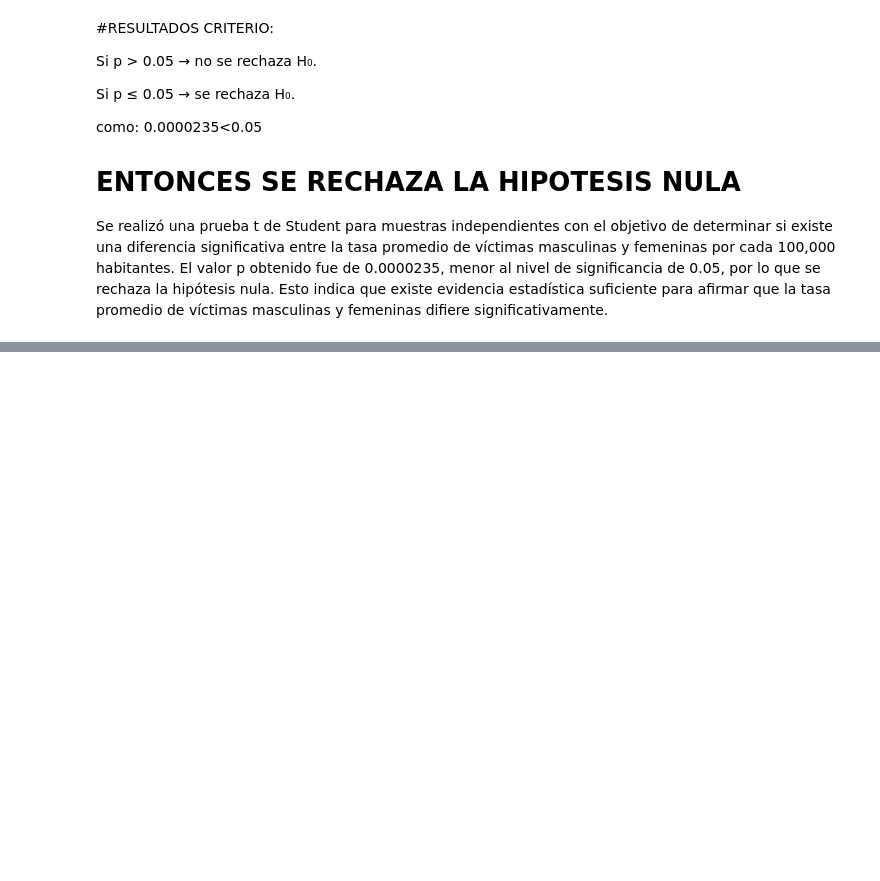
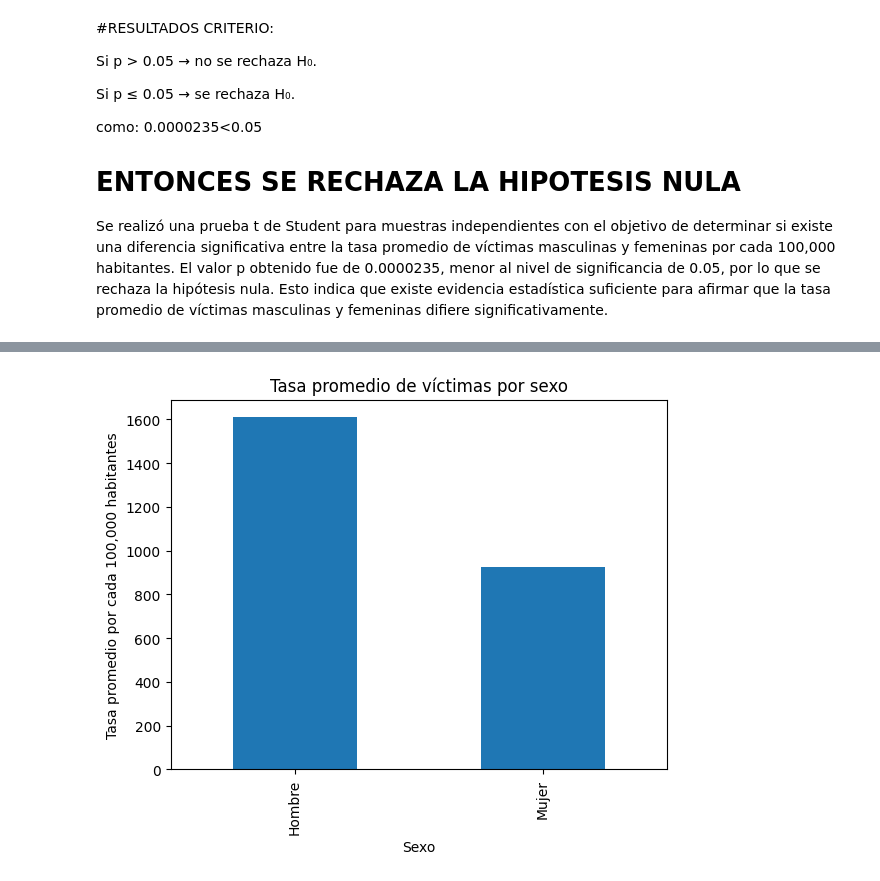
Before and after one commit to Mariel-Huerta-Esc/temas-selectos-bases-datos, a Jupyter notebook: proyecto/NUEVO.ipynb, the cells around one changed output, grey strips where cells are left out. Cells and saved outputs as stored; diff of their text form; code cells hidden in the pictures; blank space fills up the shorter version.

```diff
--- a/proyecto/NUEVO.ipynb
+++ b/proyecto/NUEVO.ipynb
@@ -314,0 +351,10 @@ Se realizó una prueba t de Student para muestras independientes con el objetivo
+# %%
+promedios = resultado.groupby("Sexo")["Tasa_pregunta3"].mean()
+
+promedios.plot(kind="bar")
+
+plt.ylabel("Tasa promedio por cada 100,000 habitantes")
+plt.title("Tasa promedio de víctimas por sexo")
+plt.show()
+# %% [output]
+[figure, added]
```
Also changed, not shown: parts of 8 cells of this notebook, 1 other file.
